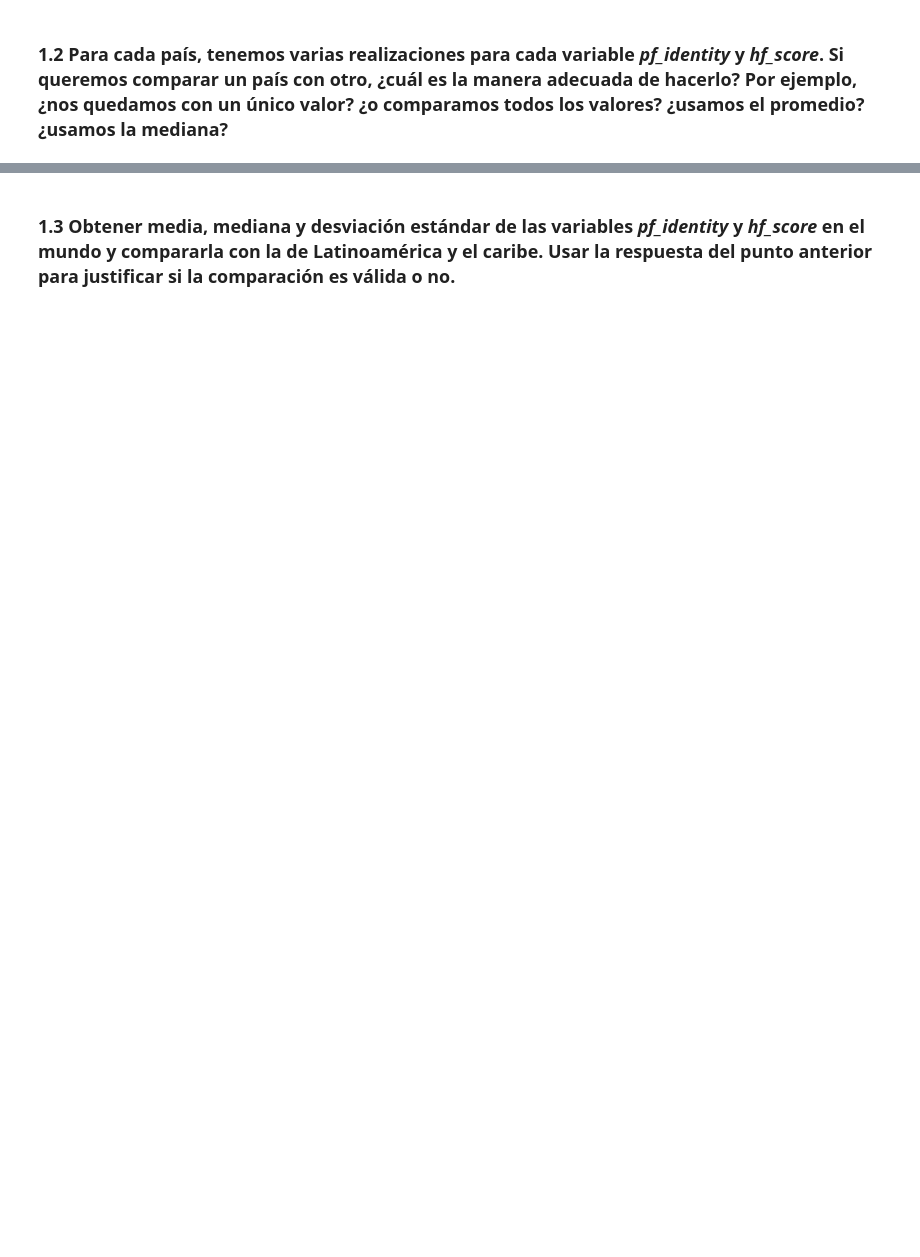
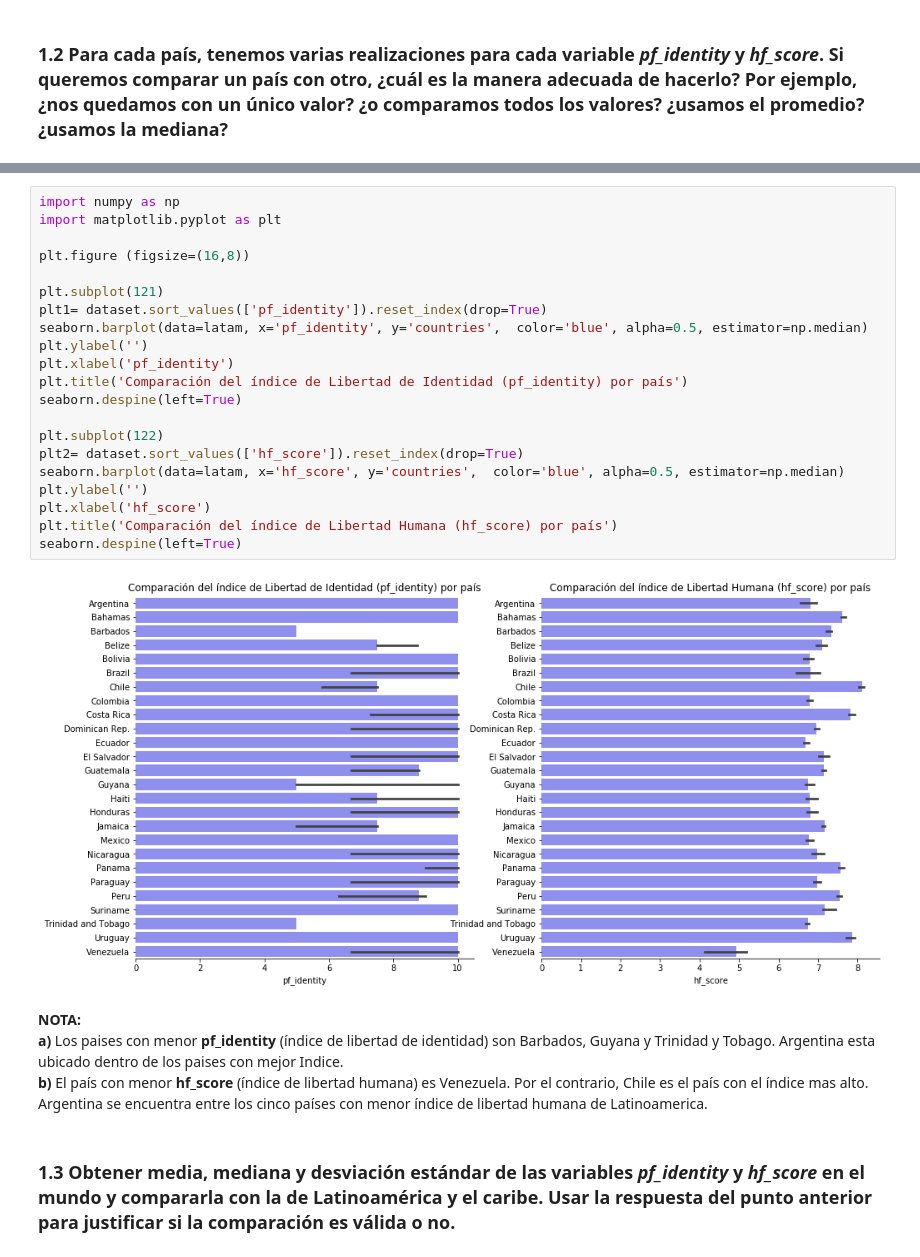
Before and after one commit to msoledadfernandez/DataScience_AnalisisyVisualizacion, a Jupyter notebook: practico.ipynb, the cells around one changed output, grey strips where cells are left out. Cells and saved outputs as stored; diff of their text form; blank space fills up the shorter version.

```diff
--- a/practico.ipynb
+++ b/practico.ipynb
@@ -194,2 +202,29 @@ hf_rank = 161.0
+# %%
+import numpy as np
+import matplotlib.pyplot as plt
+
+plt.figure (figsize=(16,8))
+
+plt.subplot(121)
+plt1= dataset.sort_values(['pf_identity']).reset_index(drop=True)
+seaborn.barplot(data=latam, x='pf_identity', y='countries',  color='blue', alpha=0.5, estimator=np.median)
+plt.ylabel('')
+plt.xlabel('pf_identity')
+plt.title('Comparación del índice de Libertad de Identidad (pf_identity) por país')
+seaborn.despine(left=True)
+
+plt.subplot(122)
+plt2= dataset.sort_values(['hf_score']).reset_index(drop=True)
+seaborn.barplot(data=latam, x='hf_score', y='countries',  color='blue', alpha=0.5, estimator=np.median)
+plt.ylabel('')
+plt.xlabel('hf_score')
+plt.title('Comparación del índice de Libertad Humana (hf_score) por país')
+seaborn.despine(left=True)
+# %% [output]
+[figure, added]
+# %% [markdown]
+**NOTA:**
+**a)** Los paises con menor **pf_identity** (índice de libertad de identidad) son Barbados, Guyana y Trinidad y Tobago. Argentina esta ubicado dentro de los paises con mejor Indice.
+**b)** El país con menor **hf_score** (índice de libertad humana) es Venezuela. Por el contrario, Chile es el país con el índice mas alto. Argentina se encuentra entre los cinco países con menor índice de libertad humana de Latinoamerica.
 # %% [markdown]
 ### **1.3** Obtener media, mediana y desviación estándar de las variables *pf_identity* y *hf_score* en el mundo y compararla con la de Latinoamérica y el caribe. Usar la respuesta del punto anterior para justificar si la comparación es válida o no.
```
Also changed, not shown: parts of 44 cells of this notebook, 1 other file.
